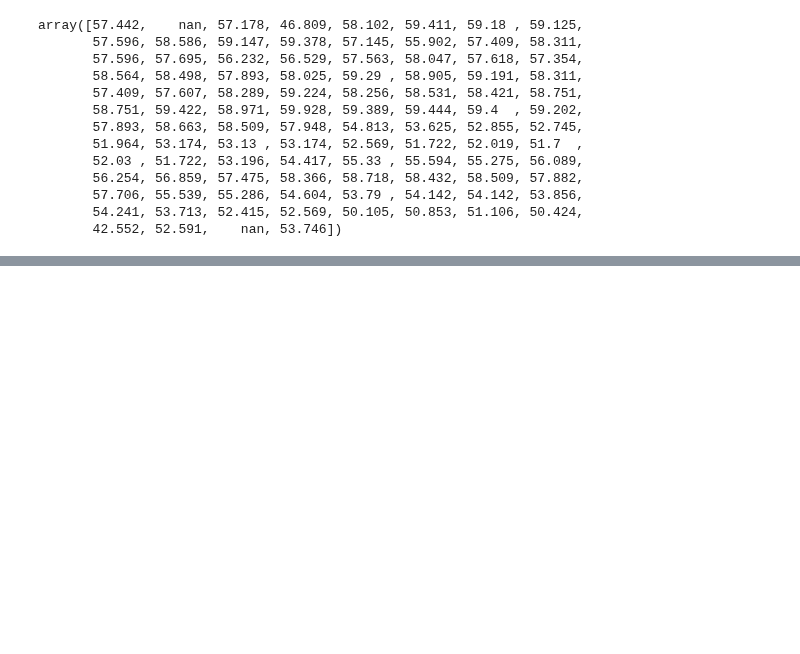
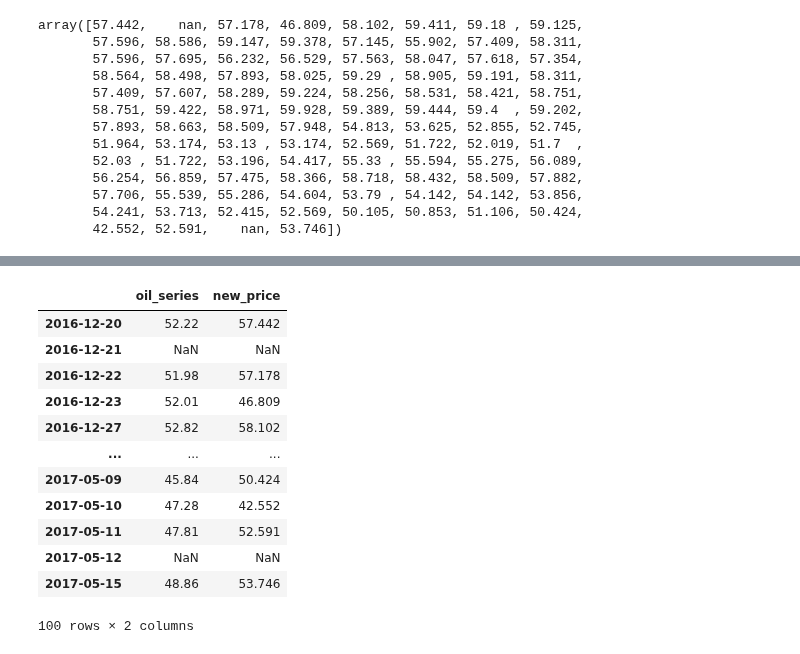
Before and after one commit to arunadas/effective-pandas, a Jupyter notebook: l_python_pandas/series.ipynb, the cells around one changed output, grey strips where cells are left out. Saved outputs shown, nothing was run; the diff lists cells and outputs as text; code cells hidden in the pictures; blank space fills up the shorter version.

Commit message:
dataframe

```diff
--- a/l_python_pandas/series.ipynb
+++ b/l_python_pandas/series.ipynb
@@ -2220,0 +2236,18 @@ df = pd.DataFrame(oil_series)
+# %%
+df["new_price"] = np.where(oil_series.index.isin(['2016-12-23','2017-05-10']), oil_series * .9 , oil_series * 1.1)
+# %%
+df
+# %% [output]
+|  | oil_series | new_price |
+| 2016-12-20 | 52.22 | 57.442 |
+| 2016-12-21 | NaN | NaN |
+| 2016-12-22 | 51.98 | 57.178 |
+| 2016-12-23 | 52.01 | 46.809 |
+| 2016-12-27 | 52.82 | 58.102 |
+| ... | ... | ... |
+| 2017-05-09 | 45.84 | 50.424 |
+| 2017-05-10 | 47.28 | 42.552 |
+| 2017-05-11 | 47.81 | 52.591 |
+| 2017-05-12 | NaN | NaN |
+| 2017-05-15 | 48.86 | 53.746 |
+100 rows × 2 columns
```
Also changed, not shown: parts of 1 cell of this notebook, 1 other file.
